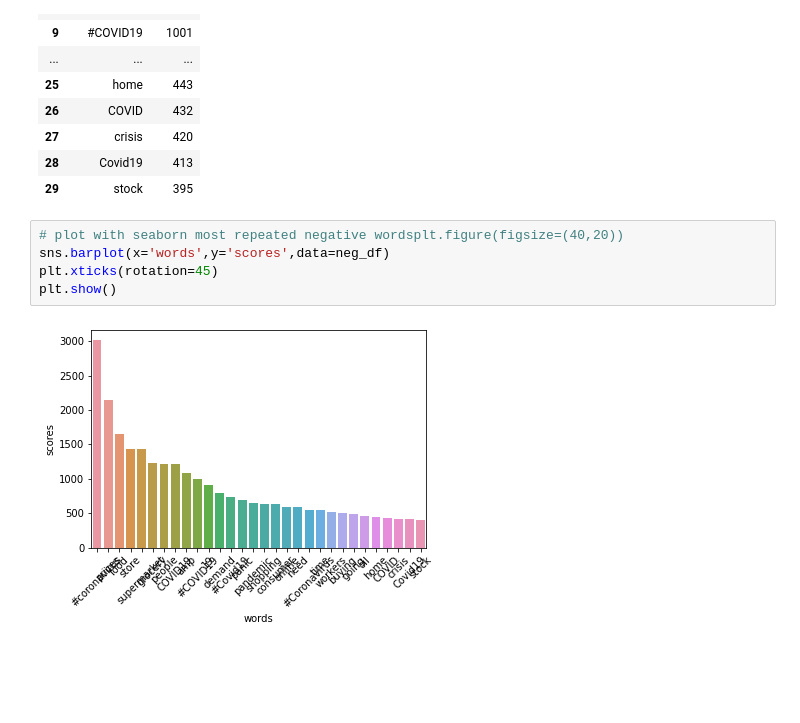
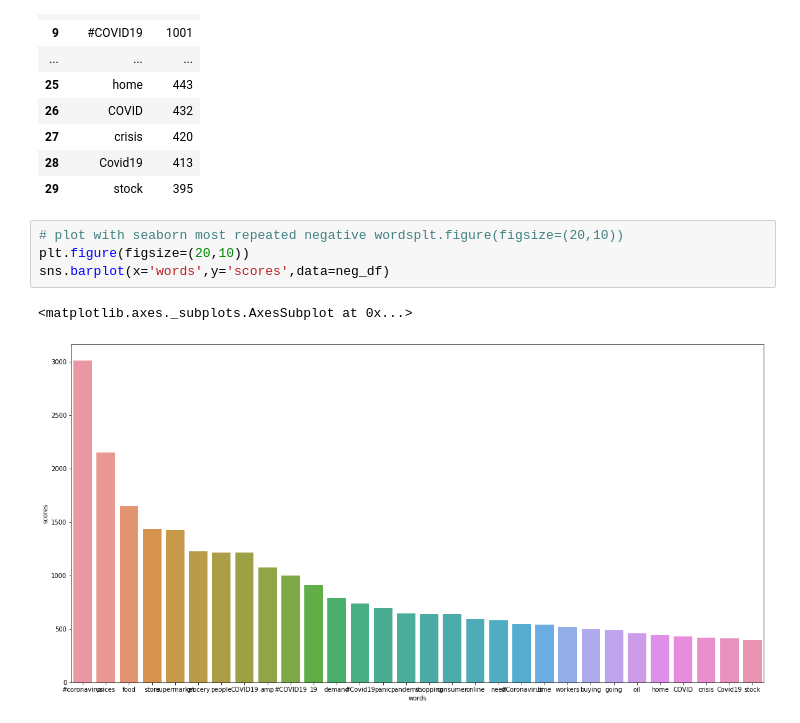
Before and after one commit to deepali2062/-Sentiment-Analysis-Predicting-sentiment-of-COVID-19-tweets, a Jupyter notebook: Copy_of_Copy_of_Coronavirus_Tweet_Sentiment_Analysis_Capstone_Project.ipynb, the cells around one changed output. Saved outputs shown, nothing was run; the diff lists cells and outputs as text; blank space fills up the shorter version.

```diff
--- a/Copy_of_Copy_of_Coronavirus_Tweet_Sentiment_Analysis_Capstone_Project.ipynb
+++ b/Copy_of_Copy_of_Coronavirus_Tweet_Sentiment_Analysis_Capstone_Project.ipynb
@@ -621,9 +621,9 @@ neg_df
 | 28 | Covid19 | 413 |
 | 29 | stock | 395 |
 # %%
-# plot with seaborn most repeated negative wordsplt.figure(figsize=(40,20))
+# plot with seaborn most repeated negative wordsplt.figure(figsize=(20,10))
+plt.figure(figsize=(20,10))
 sns.barplot(x='words',y='scores',data=neg_df)
-plt.xticks(rotation=45)
-plt.show()
 # %% [output]
+<matplotlib.axes._subplots.AxesSubplot at 0x...>
-[figure, old version]
+[figure, new version]
```
Also changed, not shown: parts of 1 cell of this notebook.
